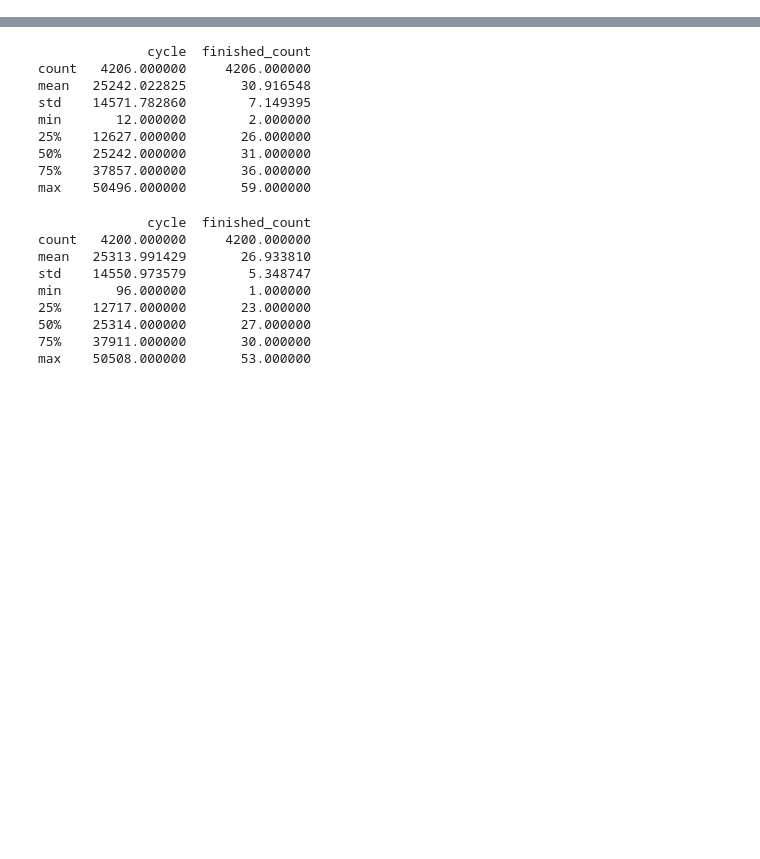
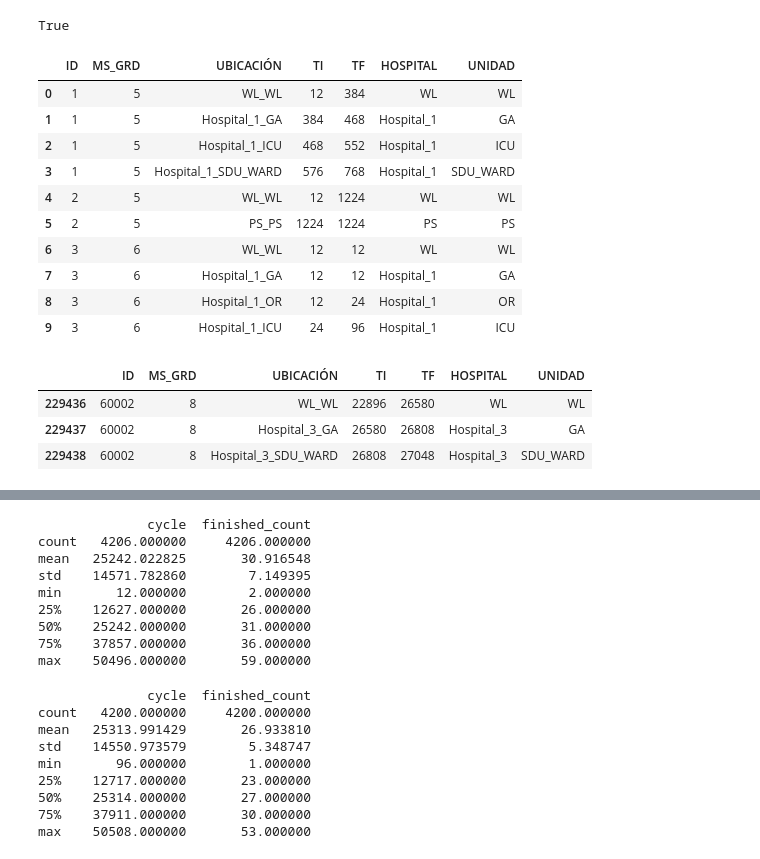
Before and after one commit to franfonte/Capstone, a Jupyter notebook: simulacion/1. codigo analisis/analisis_datos.ipynb, the cells around one changed output, grey strips where cells are left out. Cells and saved outputs as stored; diff of their text form; code cells hidden in the pictures; blank space fills up the shorter version.

```diff
--- a/simulacion/1. codigo analisis/analisis_datos.ipynb
+++ b/simulacion/1. codigo analisis/analisis_datos.ipynb
@@ -45,0 +49,25 @@ print(cantidad)
+# %%
+original.equals(base)
+# %% [output]
+True
+# %%
+df.head(10)
+# %% [output]
+|  | ID | MS_GRD | UBICACIÓN | TI | TF | HOSPITAL | UNIDAD |
+| 0 | 1 | 5 | WL_WL | 12 | 384 | WL | WL |
+| 1 | 1 | 5 | Hospital_1_GA | 384 | 468 | Hospital_1 | GA |
+| 2 | 1 | 5 | Hospital_1_ICU | 468 | 552 | Hospital_1 | ICU |
+| 3 | 1 | 5 | Hospital_1_SDU_WARD | 576 | 768 | Hospital_1 | SDU_WARD |
+| 4 | 2 | 5 | WL_WL | 12 | 1224 | WL | WL |
+| 5 | 2 | 5 | PS_PS | 1224 | 1224 | PS | PS |
+| 6 | 3 | 6 | WL_WL | 12 | 12 | WL | WL |
+| 7 | 3 | 6 | Hospital_1_GA | 12 | 12 | Hospital_1 | GA |
+| 8 | 3 | 6 | Hospital_1_OR | 12 | 24 | Hospital_1 | OR |
+| 9 | 3 | 6 | Hospital_1_ICU | 24 | 96 | Hospital_1 | ICU |
+# %%
+df[df["ID"] == 60002]
+# %% [output]
+|  | ID | MS_GRD | UBICACIÓN | TI | TF | HOSPITAL | UNIDAD |
+| 229436 | 60002 | 8 | WL_WL | 22896 | 26580 | WL | WL |
+| 229437 | 60002 | 8 | Hospital_3_GA | 26580 | 26808 | Hospital_3 | GA |
+| 229438 | 60002 | 8 | Hospital_3_SDU_WARD | 26808 | 27048 | Hospital_3 | SDU_WARD |
```
Also changed, not shown: parts of 13 cells of this notebook, 15 other files.
